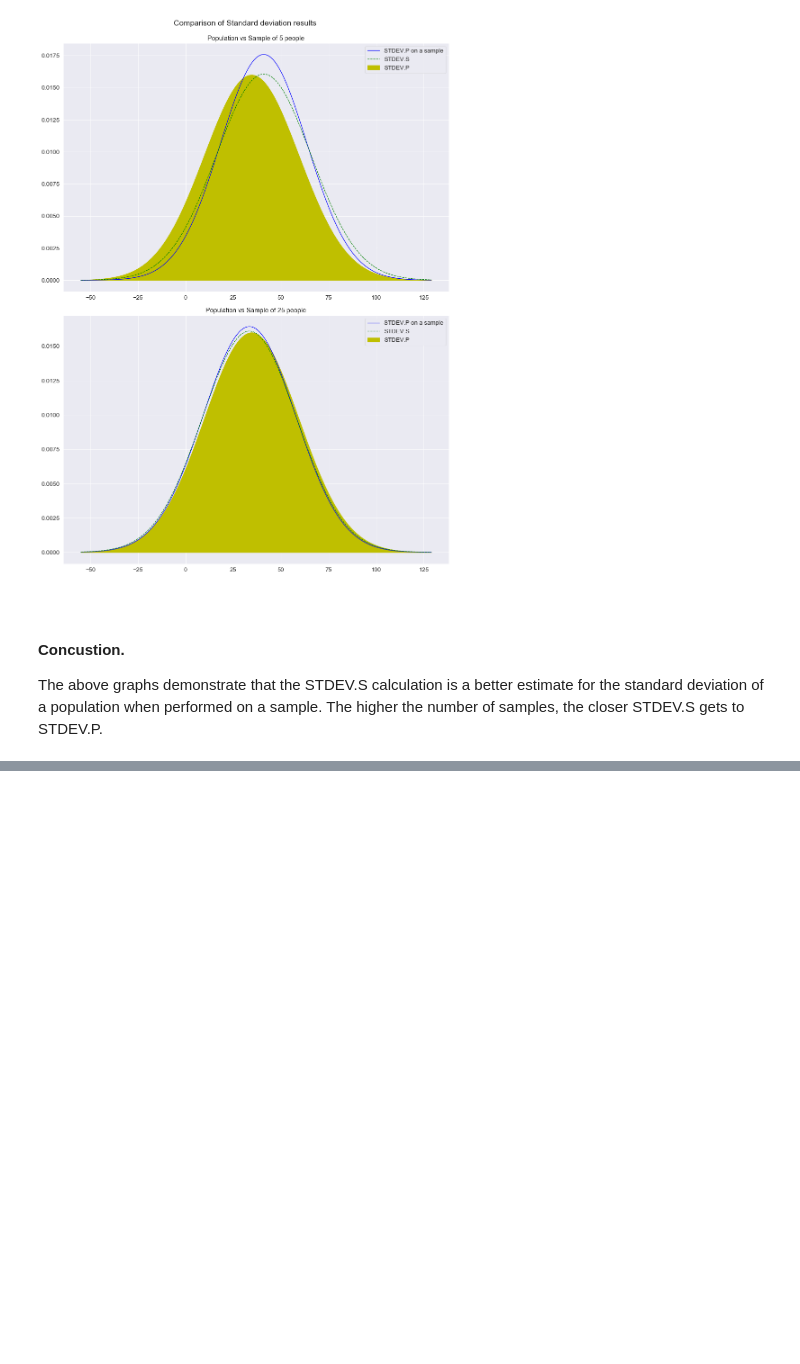
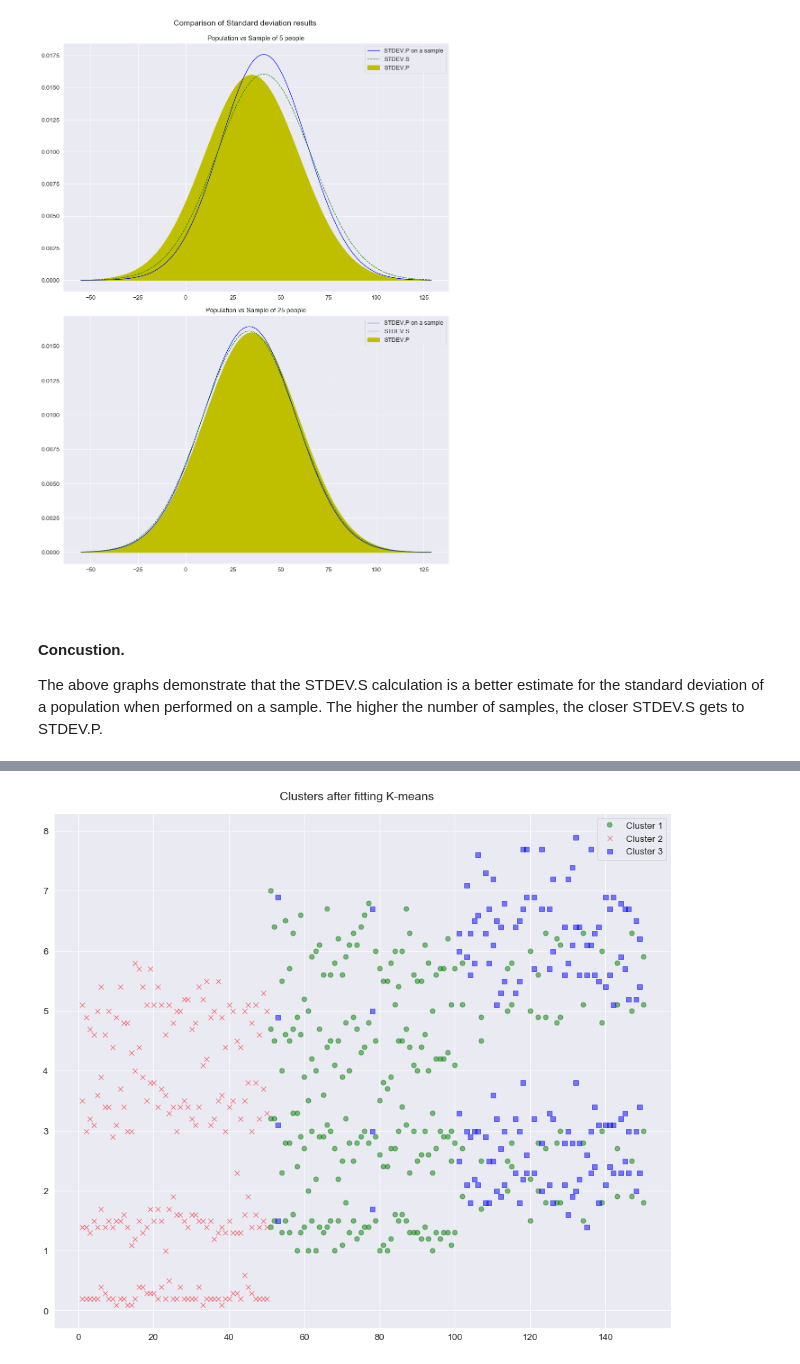
Before and after one commit to olgarozhdestvina/Machine-Learning-and-Statistics, a Jupyter notebook: Tasks.ipynb, the cells around one changed output, grey strips where cells are left out. Drawn from its saved outputs; the diff is of its cells as text; code cells hidden in the pictures; blank space fills up the shorter version.

```diff
--- a/Tasks.ipynb
+++ b/Tasks.ipynb
@@ -432,0 +513,6 @@ The above graphs demonstrate that the STDEV.S calculation is a better estimate f
+# %%
+# Drop the column species.
+iris_num = iris.drop("Species", axis=1)
+
+# Display it.
+iris_num.head()
@@ -432,0 +526,3 @@ The above graphs demonstrate that the STDEV.S calculation is a better estimate f
+# %%
+# Perform kmeans fitting.
+kmeans = skcl.KMeans(n_clusters=3, random_state=0).fit(iris_num)
@@ -432,0 +546,23 @@ The above graphs demonstrate that the STDEV.S calculation is a better estimate f
+# %%
+# Change plot size.
+plt.rcParams['figure.figsize'] = (13, 11)
+
+# Plot the data set.
+fig, ax = plt.subplots()
+fig.suptitle("Clusters after fitting K-means", y=1.02)
+ax.plot(iris_num[kmeans.labels_ == 0], 'go', markersize=7, alpha=.5, label="Cluster 1")
+ax.plot(iris_num[kmeans.labels_ == 1], 'rx', markersize=7, alpha=.5, label="Cluster 2")
+ax.plot(iris_num[kmeans.labels_ == 2], 'bs', markersize=7, alpha=.5, label="Cluster 3")
+
+# Clean up whitespace padding.
+fig.tight_layout()
+
+# Show legend with repeated labels removed.
+handles, labels = plt.gca().get_legend_handles_labels()
+by_label = dict(zip(labels, handles))
+plt.legend(by_label.values(), by_label.keys())
+
+# Show the plot.
+plt.show()
+# %% [output]
+[figure, added]
```
Also changed, not shown: parts of 18 cells of this notebook.
